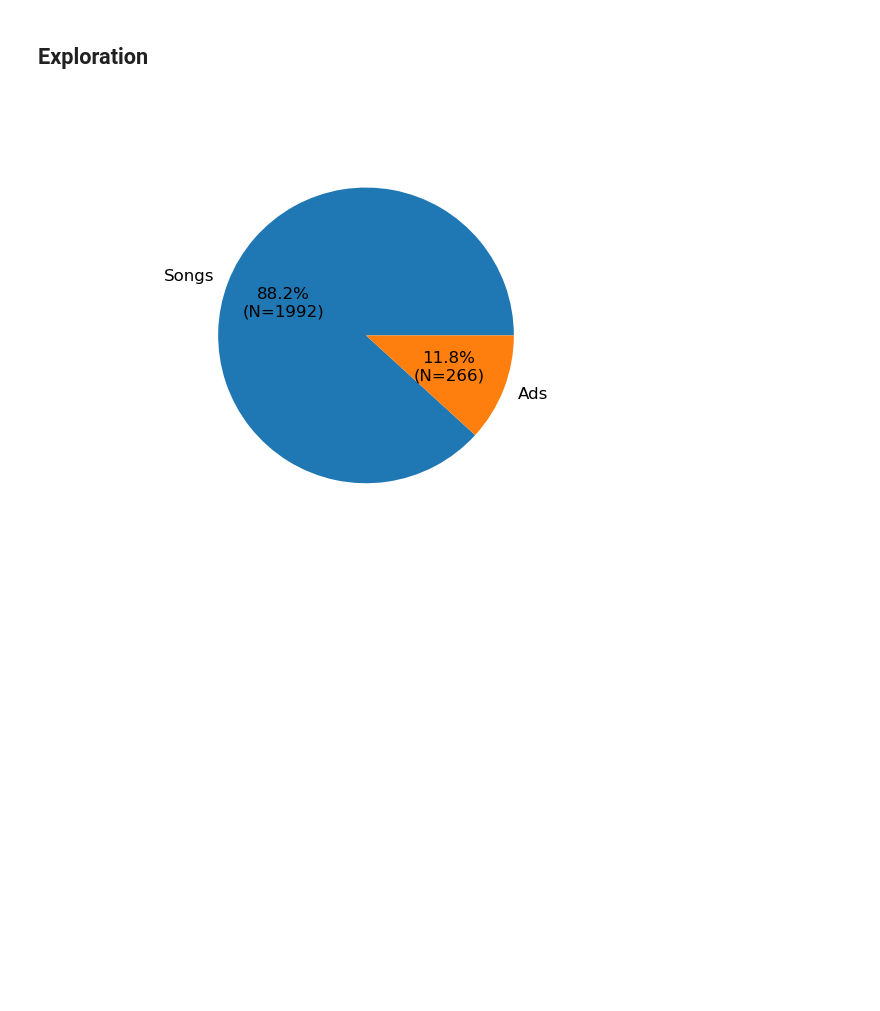
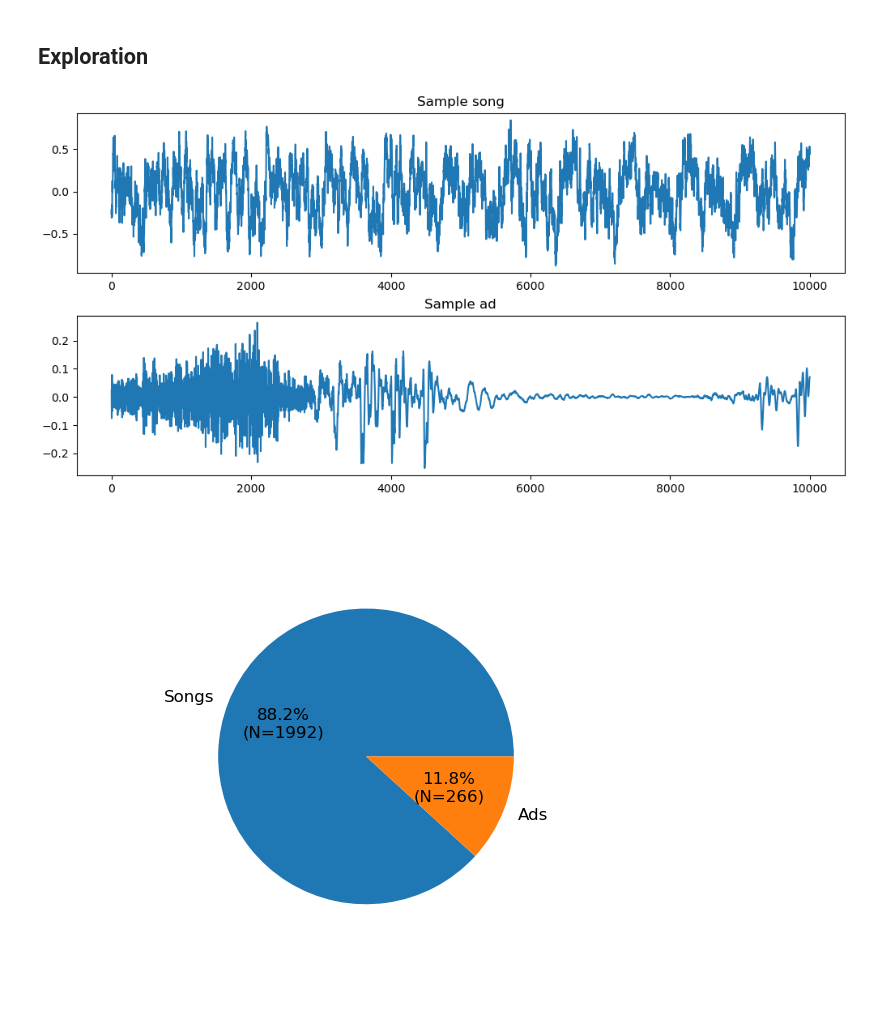
Before and after one commit to sion23/radio-adblock, a Jupyter notebook: preliminary.ipynb, the cells around one changed output. Cells and saved outputs as stored; diff of their text form; code cells hidden in the pictures; blank space fills up the shorter version.

```diff
--- a/preliminary.ipynb
+++ b/preliminary.ipynb
@@ -35,6 +35,25 @@ print(f"Songs: {class_sizes[0]} Ads: {class_sizes[1]}")
 Songs: 1992 Ads: 266
 # %% [markdown]
 ## Exploration
+# %%
+sample_song = df.loc[df["label"] == "song"].sample(random_state=23)["data"].values[0]
+sample_ad = df.loc[df["label"] == "ad"].sample(random_state=23)["data"].values[0]
+# %%
+fig, ax = plt.subplots(2, 1, layout="constrained", figsize=(10, 5))
+
+ax = ax.flatten()
+
+ax[0].plot(sample_song)
+ax[0].set_title("Sample song")
+
+ax[1].plot(sample_ad)
+ax[1].set_title("Sample ad")
+
+plt.savefig("graphics/sample_plots.png", dpi=400)
+
+plt.show()
+# %% [output]
+[figure, added]
 # %%
 def func(pct, allvals):
     absolute = int(np.round(pct/100.*np.sum(allvals)))
```
Also changed, not shown: parts of 1 cell of this notebook, 1 other file.
